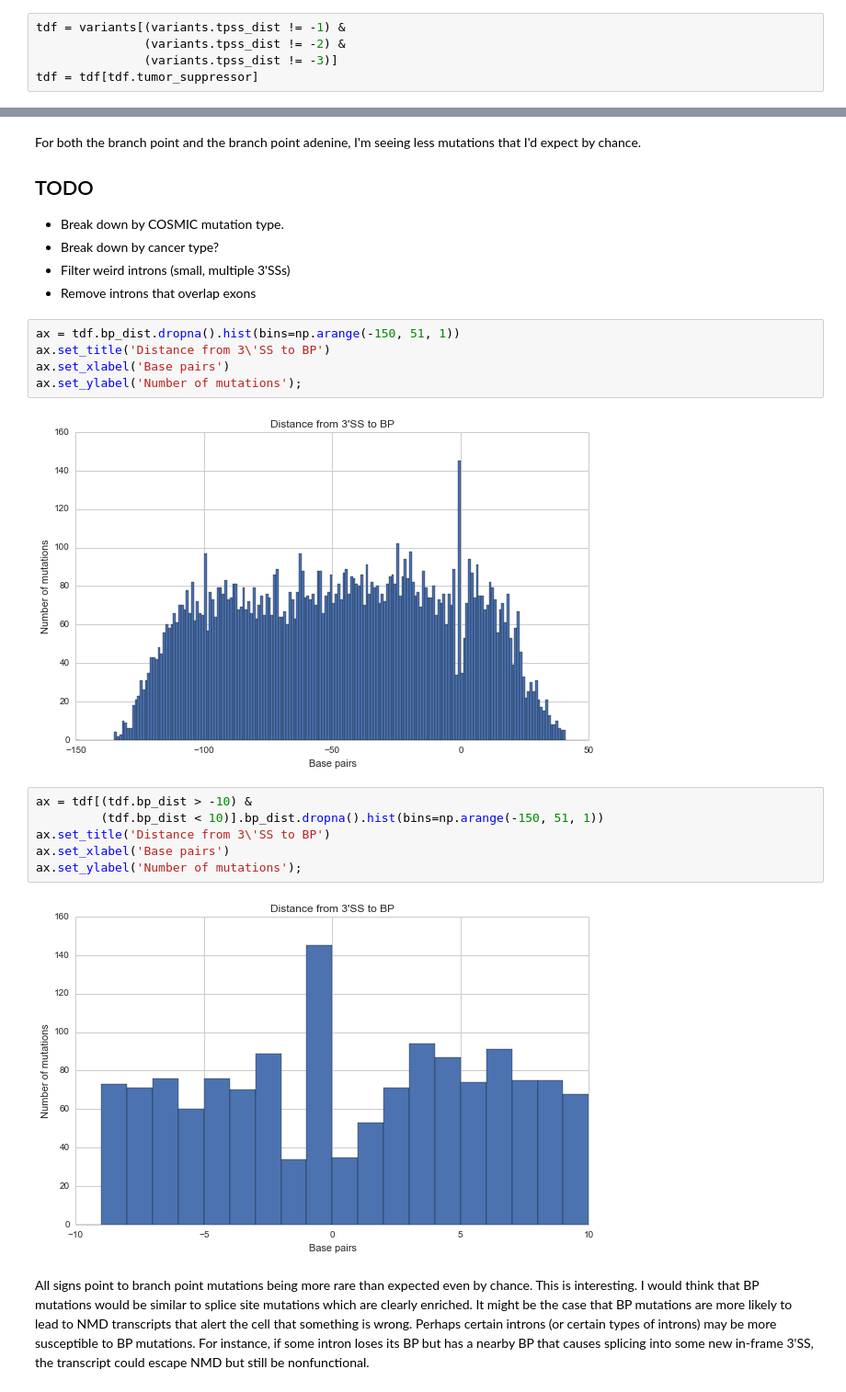
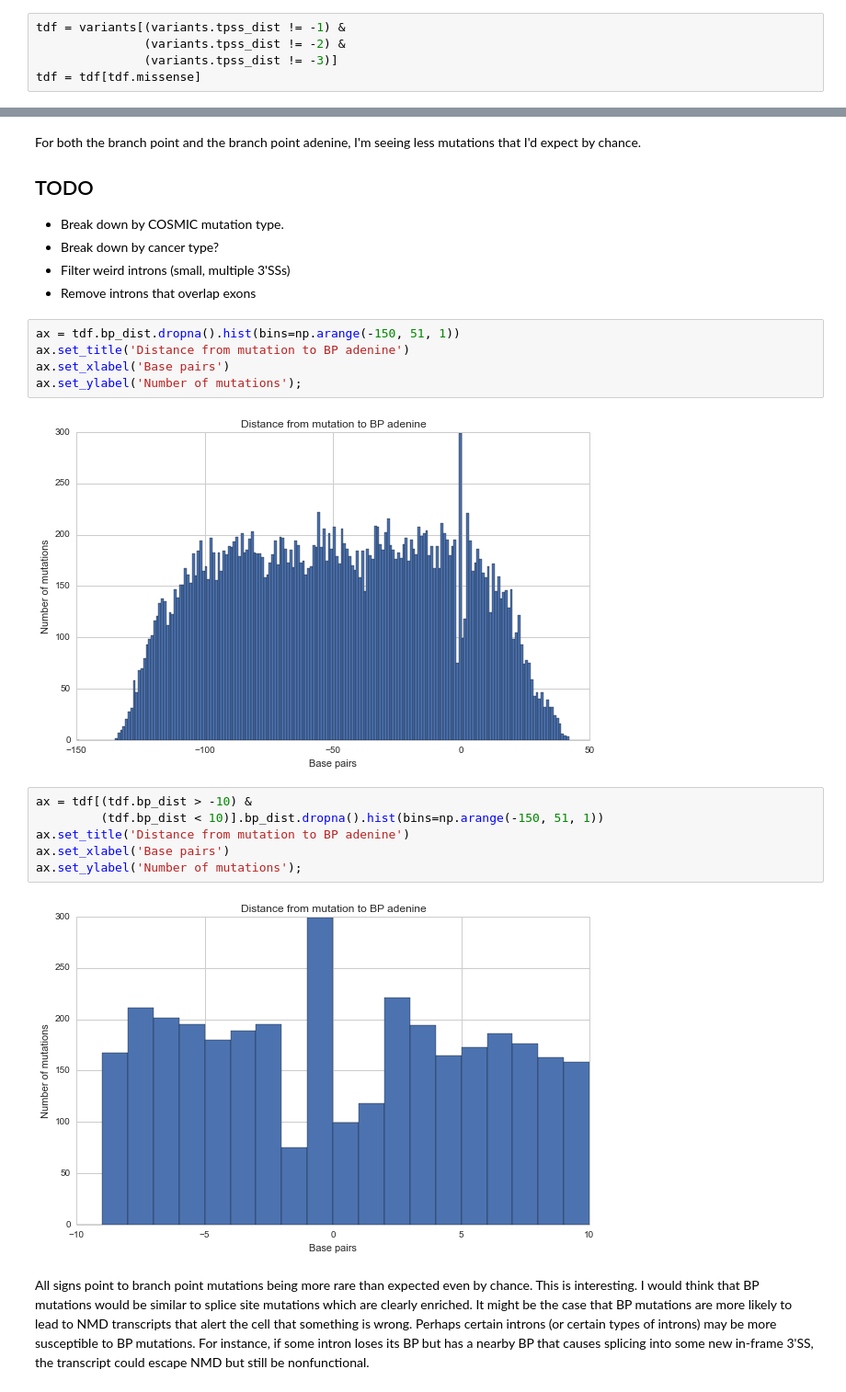
Before and after one commit to cdeboever3/pptmut, a Jupyter notebook: notebooks/Variant Analysis.ipynb, the cells around one changed output, grey strips where cells are left out. Shown at 92% size. Cells and saved outputs as stored; diff of their text form.

```diff
--- a/notebooks/Variant Analysis.ipynb
+++ b/notebooks/Variant Analysis.ipynb
@@ -231,7 +244,7 @@ I'm going to focus initially on tumor suppressors.
 tdf = variants[(variants.tpss_dist != -1) &
                (variants.tpss_dist != -2) &
                (variants.tpss_dist != -3)]
-tdf = tdf[tdf.tumor_suppressor]
+tdf = tdf[tdf.missense]
 # %% [markdown]
 I'd like to figure out whether mutations are enriched
 in the BP sequence or the BP adenine. As a first pass,
@@ -274,19 +287,19 @@ by chance.
 * Remove introns that overlap exons
 # %%
 ax = tdf.bp_dist.dropna().hist(bins=np.arange(-150, 51, 1))
-ax.set_title('Distance from 3\'SS to BP')
+ax.set_title('Distance from mutation to BP adenine')
 ax.set_xlabel('Base pairs')
 ax.set_ylabel('Number of mutations');
 # %% [output]
-[figure, old version]
+[figure, new version]
 # %%
 ax = tdf[(tdf.bp_dist > -10) &
          (tdf.bp_dist < 10)].bp_dist.dropna().hist(bins=np.arange(-150, 51, 1))
-ax.set_title('Distance from 3\'SS to BP')
+ax.set_title('Distance from mutation to BP adenine')
 ax.set_xlabel('Base pairs')
 ax.set_ylabel('Number of mutations');
 # %% [output]
-[figure, old version]
+[figure, new version]
 # %% [markdown]
 All signs point to branch point mutations being
 more rare than expected even by chance. This is
```
Also changed, not shown: parts of 13 cells of this notebook, 1 other file.
